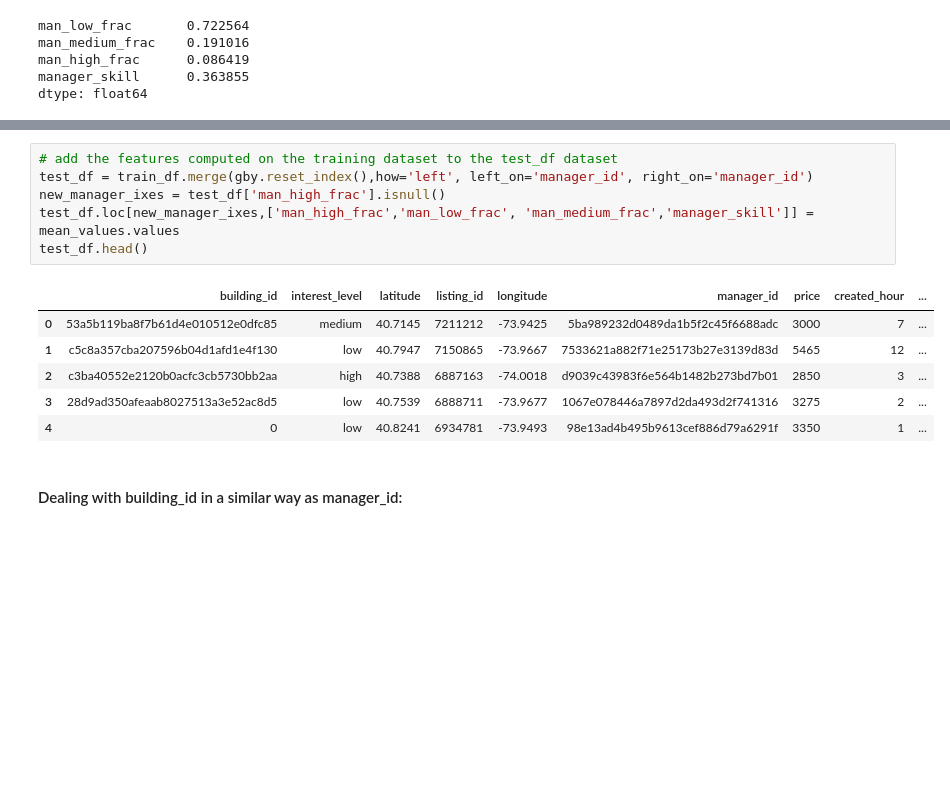
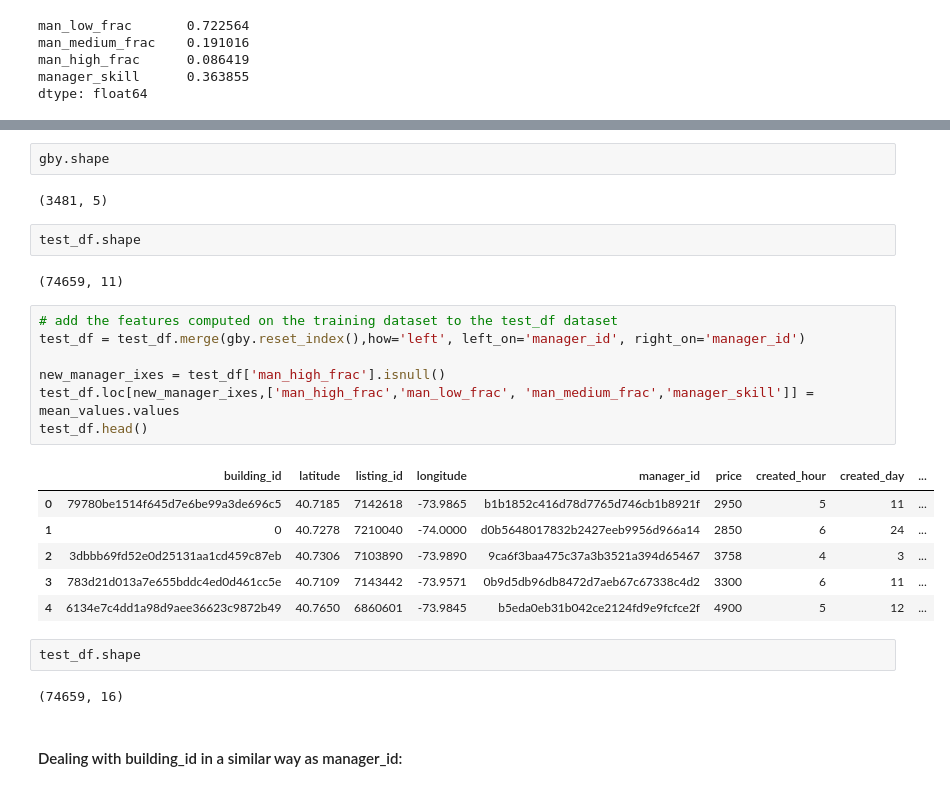
Before and after one commit to Ian-Dzindo01/Rental-Listing-Inquiries, a Jupyter notebook: Rent_listing_inqs.ipynb, the cells around one changed output, grey strips where cells are left out. Drawn from its saved outputs; the diff is of its cells as text; blank space fills up the shorter version.

```diff
--- a/Rent_listing_inqs.ipynb
+++ b/Rent_listing_inqs.ipynb
@@ -133,16 +154,29 @@ X_test.head()
+# %%
+gby.shape
+# %% [output]
+(3481, 5)
+# %%
+test_df.shape
+# %% [output]
+(74659, 11)
 # %%
 # add the features computed on the training dataset to the test_df dataset
-test_df = train_df.merge(gby.reset_index(),how='left', left_on='manager_id', right_on='manager_id')
+test_df = test_df.merge(gby.reset_index(),how='left', left_on='manager_id', right_on='manager_id')
+
 new_manager_ixes = test_df['man_high_frac'].isnull()
 test_df.loc[new_manager_ixes,['man_high_frac','man_low_frac', 'man_medium_frac','manager_skill']] = mean_values.values
 test_df.head()
 # %% [output]
-|  | building_id | interest_level | latitude | listing_id | longitude | manager_id | price | created_hour | ... |
-| 0 | 53a5b119ba8f7b61d4e010512e0dfc85 | medium | 40.7145 | 7211212 | -73.9425 | 5ba989232d0489da1b5f2c45f6688adc | 3000 | 7 | ... |
-| 1 | c5c8a357cba207596b04d1afd1e4f130 | low | 40.7947 | 7150865 | -73.9667 | 7533621a882f71e25173b27e3139d83d | 5465 | 12 | ... |
-| 2 | c3ba40552e2120b0acfc3cb5730bb2aa | high | 40.7388 | 6887163 | -74.0018 | d9039c43983f6e564b1482b273bd7b01 | 2850 | 3 | ... |
-| 3 | 28d9ad350afeaab8027513a3e52ac8d5 | low | 40.7539 | 6888711 | -73.9677 | 1067e078446a7897d2da493d2f741316 | 3275 | 2 | ... |
-| 4 | 0 | low | 40.8241 | 6934781 | -73.9493 | 98e13ad4b495b9613cef886d79a6291f | 3350 | 1 | ... |
+|  | building_id | latitude | listing_id | longitude | manager_id | price | created_hour | created_day | ... |
+| 0 | 79780be1514f645d7e6be99a3de696c5 | 40.7185 | 7142618 | -73.9865 | b1b1852c416d78d7765d746cb1b8921f | 2950 | 5 | 11 | ... |
+| 1 | 0 | 40.7278 | 7210040 | -74.0000 | d0b5648017832b2427eeb9956d966a14 | 2850 | 6 | 24 | ... |
+| 2 | 3dbbb69fd52e0d25131aa1cd459c87eb | 40.7306 | 7103890 | -73.9890 | 9ca6f3baa475c37a3b3521a394d65467 | 3758 | 4 | 3 | ... |
+| 3 | 783d21d013a7e655bddc4ed0d461cc5e | 40.7109 | 7143442 | -73.9571 | 0b9d5db96db8472d7aeb67c67338c4d2 | 3300 | 6 | 11 | ... |
+| 4 | 6134e7c4dd1a98d9aee36623c9872b49 | 40.7650 | 6860601 | -73.9845 | b5eda0eb31b042ce2124fd9e9fcfce2f | 4900 | 5 | 12 | ... |
+# %%
+test_df.shape
+# %% [output]
+(74659, 16)
 # %% [markdown]
 #### Dealing with building_id in a similar way as manager_id:
 # %%
```
Also changed, not shown: parts of 24 cells of this notebook.
